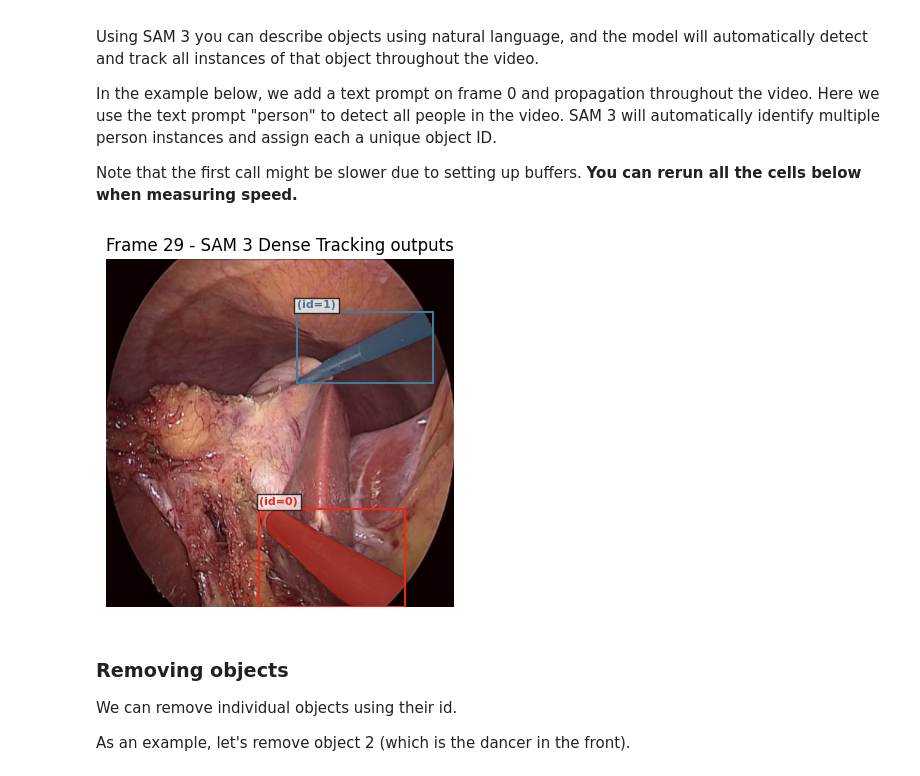
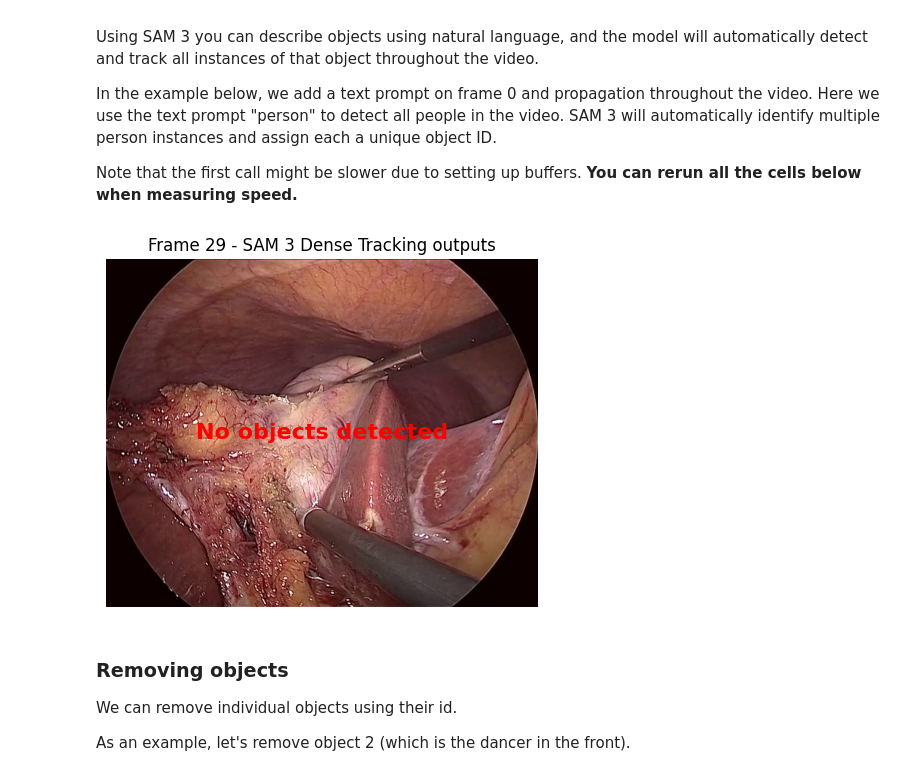
Before and after one commit to sergiocanar/sam3, a Jupyter notebook: examples/sam3_video_predictor_example.ipynb, the cells around one changed output. Saved outputs shown, nothing was run; the diff lists cells and outputs as text; code cells hidden in the pictures.

```diff
--- a/examples/sam3_video_predictor_example.ipynb
+++ b/examples/sam3_video_predictor_example.ipynb
@@ -203,28 +203,28 @@ _ = predictor.handle_request(
     )
 )
 # %%
-prompt_text_str = "tool"
+prompt_text_str = "a small thin vessel"
 frame_idx = 29  # add a text prompt on frame 0
 response = predictor.handle_request(
     request=dict(
         type="add_prompt",
         session_id=session_id,
         frame_index=frame_idx,
         text=prompt_text_str,
     )
 )
 out = response["outputs"]
 
 plt.close("all")
 visualize_formatted_frame_output(
     frame_idx,
     video_frames_for_vis,
     outputs_list=[prepare_masks_for_visualization({frame_idx: out})],
     titles=["SAM 3 Dense Tracking outputs"],
     figsize=(6, 4),
 )
 # %% [output]
-[figure, old version]
+[figure, new version]
 # %%
 # now we propagate the outputs from frame 0 to the end of the video and collect all outputs
 outputs_per_frame = propagate_in_video(predictor, session_id)
```
Also changed, not shown: parts of 3 cells of this notebook.
